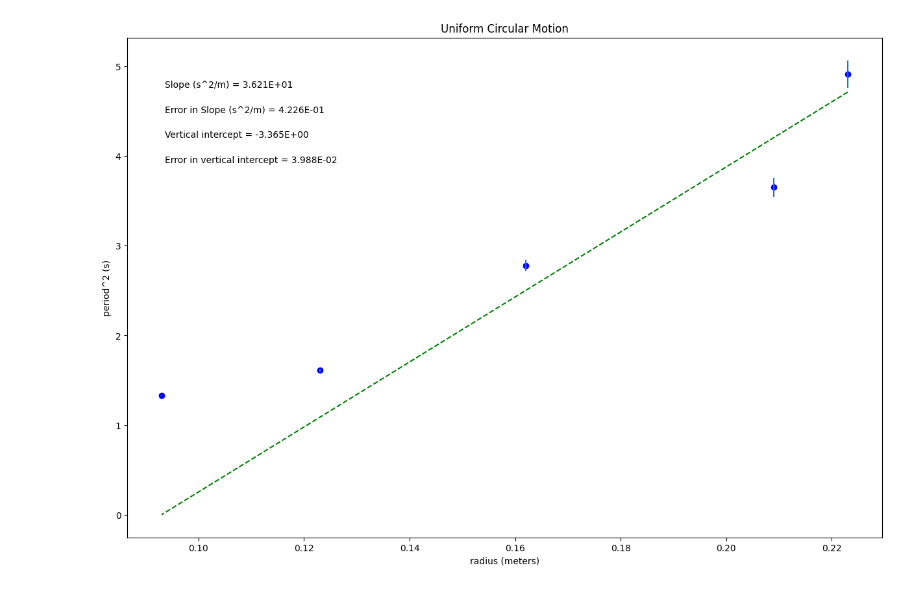
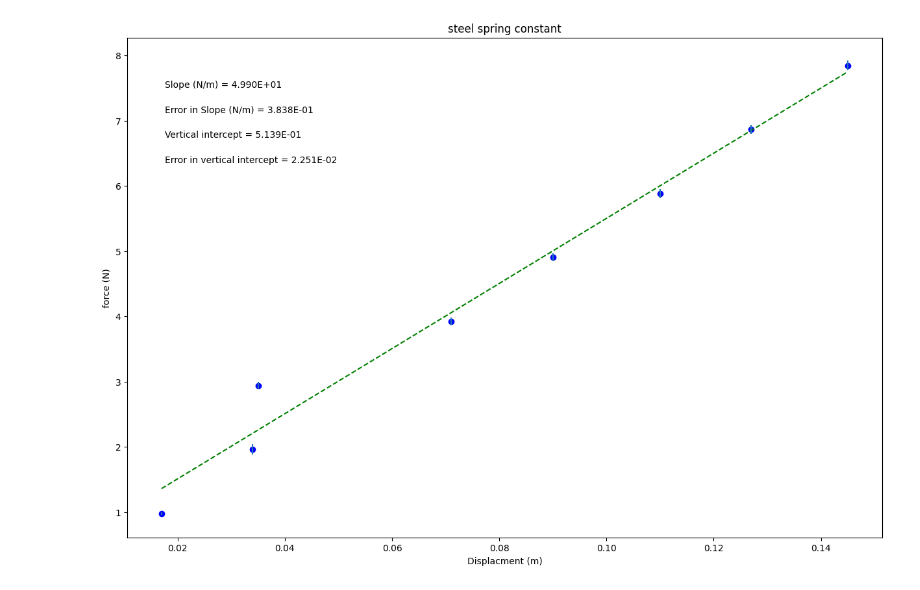
Before and after one commit to Aid3n-Erickson/Lab-Plot, a Jupyter notebook: PHSXlab_plotting_template.ipynb, the cells around one changed output. Cells and saved outputs as stored; diff of their text form; code cells hidden in the pictures.

```diff
--- a/PHSXlab_plotting_template.ipynb
+++ b/PHSXlab_plotting_template.ipynb
@@ -19,11 +19,11 @@ import matplotlib.pyplot as plt
 #variable names should start with a letter and must contain only letters, numbers, and underscores
 
 
-xvariable_changeme = np.array([0.223, 0.209, 0.162, 0.123, 0.093])
+xvariable_changeme = np.array([0.017, 0.034, 0.035, 0.071, 0.090, 0.110, 0.127, 0.145])
 
-yvariable_changeme = np.array([4.91, 3.65, 2.78, 1.61, 1.33,])
+yvariable_changeme = np.array([0.981, 1.962, 2.943, 3.924, 4.905, 5.886, 6.867, 7.848])
 
-err_yvariable_changeme = np.array([0.154, 0.104, 0.061, 0.019, 0.0031])
+err_yvariable_changeme = np.array([0.01962, 0.07848, 0.05886, 0.05886, 0.05886, 0.06867, 0.06867, 0.07848])
 
 
 
@@ -37,10 +37,10 @@ dy = err_yvariable_changeme        #this should be your error in y array
 
 #UPDATE EACH OF THESE 4 STRINGS FOR YOUR PLOT LABELS AS YOU WANT THEM TO APPEAR
 
-plot_title= 'Uniform Circular Motion'
-x_label= 'radius (meters)'
-y_label= 'period^2 (s)'
-slope_units= 's^2/m'
+plot_title= 'steel spring constant'
+x_label= 'Displacment (m)'
+y_label= 'force (N)'
+slope_units= 'N/m'
 
 #UPDATE ANNOTATION PLACEMENT SO IT'S OUT OF WAY OF PLOTTED DATA AND BEST FIT LINE
 #integer from 1 to 4, top R corner is 1 (counter-clockwise from there)
@@ -92,31 +92,31 @@ elif annotation_placement==3 or annotation_placement==4:
 #Don't need to change anything in this section!
 
 #Plot data on graph. Plot error bars and place values for slope,
 #error in slope, and vertical intercept (plus error) on the plot using "annotate"
 
 plt.figure(figsize=(15,10))
 
 plt.plot(x, fit, color='green', linestyle='--')
 plt.scatter(x, y, color='blue', marker='o')
 
 plt.xlabel(x_label)
 plt.ylabel(y_label)
 plt.title(plot_title)
 
 plt.errorbar(x, y, yerr=dy, xerr=None, fmt="none") #don't need to plot x error bars
 
 plt.annotate('Slope ({}) = {value:.{digits}E}'.format(slope_units,value=m, digits=3),
              (xpos, ypos[0]), xycoords='axes fraction')
 
 plt.annotate('Error in Slope ({}) = {value:.{digits}E}'.format(slope_units,value=dm, digits=3),
              (xpos, ypos[1]), xycoords='axes fraction')
 
 plt.annotate('Vertical intercept = {value:.{digits}E}'.format(value=b, digits=3),
              (xpos, ypos[2]), xycoords='axes fraction')
 
 plt.annotate('Error in vertical intercept = {value:.{digits}E}'.format(value=db, digits=3),
              (xpos, ypos[3]), xycoords='axes fraction')
 
 plt.show()
 # %% [output]
-[figure, old version]
+[figure, new version]
```
